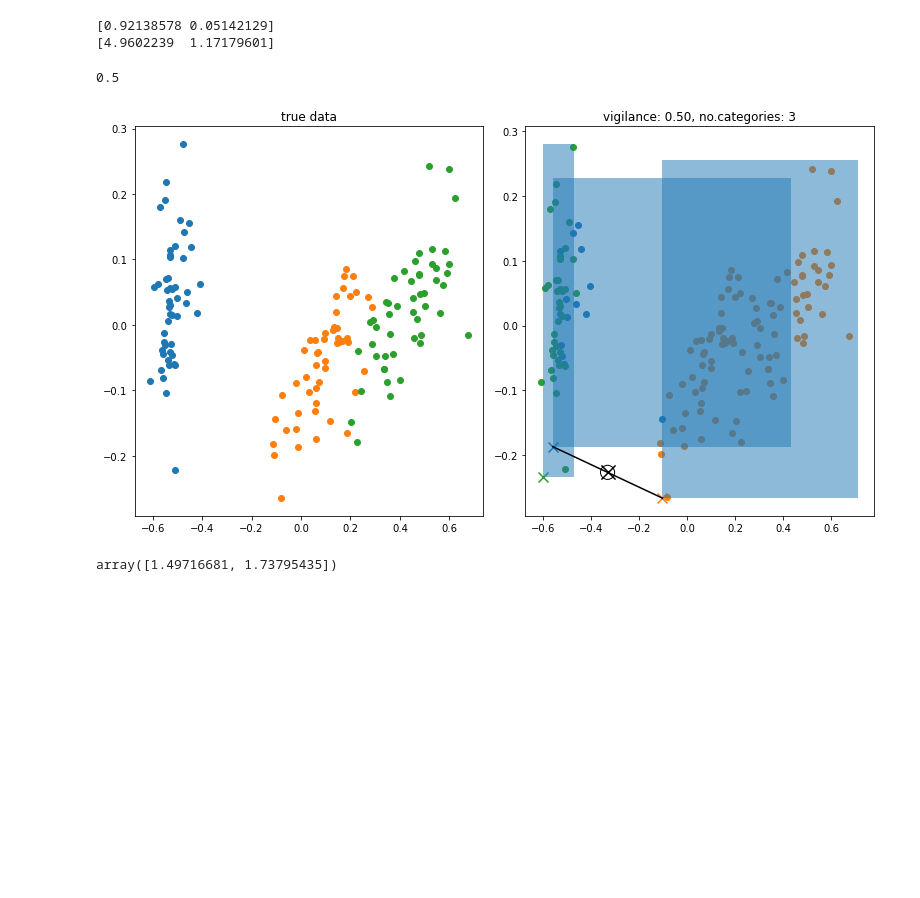
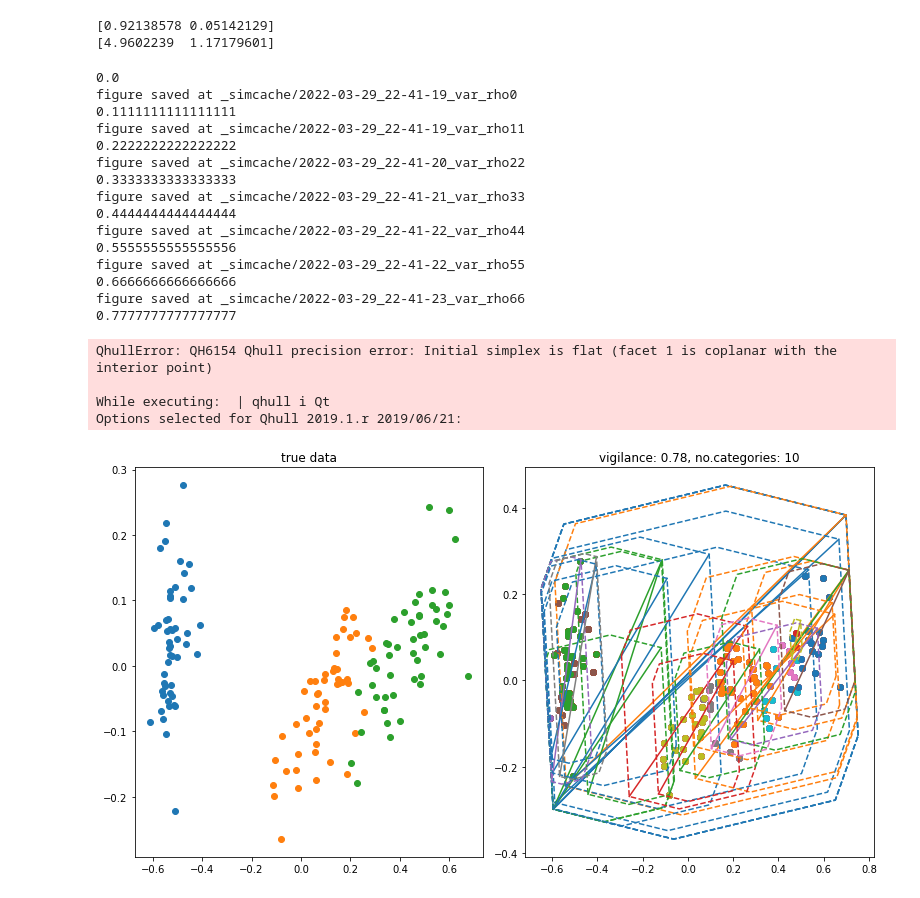
Before and after one commit to anish-lu-yihe/art, a Jupyter notebook: fuzzyART_var_rho.ipynb, the cells around one changed output. Drawn from its saved outputs; the diff is of its cells as text; code cells hidden in the pictures; blank space fills up the shorter version.

```diff
--- a/fuzzyART_var_rho.ipynb
+++ b/fuzzyART_var_rho.ipynb
@@ -30,45 +32,69 @@ for cat_true in range(3):
 axs[0].set_title('true data')
 
 ax = axs[1]
-for rho in [0.5]:#ls_rho:
+for rho in ls_rho:
     print(rho)
     # init
     net = FuzzyARTgai(alpha=0.5, rho=rho)
 
     # train
     net.train(data, epochs=100) # each epoch, all data is shuffled
     label_pred = net.test(data).astype(int)
 
     # plot
     cat_number = net.w.shape[0]
     cat_centre = pca.transform(net.w[:, :4])
     for cat_pred, cat_x, cat_y in zip(range(cat_number), *cat_centre.T):
         c = next(ax._get_lines.prop_cycler)['color']
         ax.scatter(*np.where(label_pred == cat_pred, pca_xy.T, None), color = c) # all training samples
-        ax.scatter(cat_x, cat_y, marker = 'x', s = 100, color = c) # categorical centre
+ #       ax.scatter(cat_x, cat_y, marker = 'x', s = 100, color = c) # categorical centre
     ax.set_title('vigilance: {:.2f}, no.categories: {}'.format(rho, cat_number))
 
-    if 1 < cat_number:
-        # interplot 2 cats
-        inter01 = pca.transform([np.mean(net.w[:2, :4], axis = 0)])
-        ax.scatter(*inter01.T, marker = 'o', s = 200, edgecolors = 'k', facecolors='none')
-        interpca01 = np.mean(cat_centre[:2], axis = 0)
-        ax.scatter(*interpca01.T, marker = 'x', s = 200, c = 'k')
-        ax.plot(*cat_centre[:2].T, c = 'k')
+ #   if 1 < cat_number:
+  #      # interplot 2 cats
+   #     inter01 = pca.transform([np.mean(net.w[:2, :4], axis = 0)])
+    #    ax.scatter(*inter01.T, marker = 'o', s = 200, edgecolors = 'k', facecolors='none')
+     #   interpca01 = np.mean(cat_centre[:2], axis = 0)
+      #  ax.scatter(*interpca01.T, marker = 'x', s = 200, c = 'k')
+       # ax.plot(*cat_centre[:2].T, c = 'k')
 
     # add boundary?
-    rec_blxy = pca.transform(net.w[:,:4])
-    rec_trxy = pca.transform(1 - net.w[:,4:]) # w = (u, v^c), where v^c = 1 - v
+    rec_blxy, rec_trxy = [pca.transform(_) for _ in net.getcat_bipolars()] # w = (u, v^c), where v^c = 1 - v
 
     ax.set_prop_cycle(None)
     for bl, tr in zip(rec_blxy, rec_trxy):
-        ax.add_patch(pch.Rectangle(bl, *(tr-bl), alpha =.5))
+        ax.plot(*np.transpose([bl, tr]))
     #ax.plot(*rec_blxy.T, marker='^')
+
+    ax.set_prop_cycle(None)
+    for points in net.getcat_vertices():
+        points2d = pca.transform(points)
+        hull = ConvexHull(points2d)
+        hullxy = np.append(hull.vertices, hull.vertices[0])
+        ax.plot(points2d[hullxy, 0], points2d[hullxy, 1], '--')
 
     # save fig
     simname = 'var_rho{:d}'.format(int(rho*100))
     dirname = '_simcache'
-    #savefigure_datetime(fig, simname, dirname)
+    savefigure_datetime(fig, simname, dirname)
 # %% [output]
-0.5
+0.0
+figure saved at _simcache/2022-03-29_22-41-19_var_rho0
+0.1111111111111111
+figure saved at _simcache/2022-03-29_22-41-19_var_rho11
+0.2222222222222222
+figure saved at _simcache/2022-03-29_22-41-20_var_rho22
+0.3333333333333333
+figure saved at _simcache/2022-03-29_22-41-21_var_rho33
+0.4444444444444444
+figure saved at _simcache/2022-03-29_22-41-22_var_rho44
+0.5555555555555556
+figure saved at _simcache/2022-03-29_22-41-22_var_rho55
+0.6666666666666666
+figure saved at _simcache/2022-03-29_22-41-23_var_rho66
+0.7777777777777777
+QhullError: QH6154 Qhull precision error: Initial simplex is flat (facet 1 is coplanar with the interior point)
+
+While executing:  | qhull i Qt
+Options selected for Qhull 2019.1.r 2019/06/21:
-[figure, old version]
+[figure, new version]
@@ -78,4 +100,0 @@ rec_trxy = pca.transform(net.w[:,4:])
-# %%
-1-rec_trxy[0]
-# %% [output]
-array([1.49716681, 1.73795435])
```
Also changed, not shown: parts of 3 cells of this notebook.
